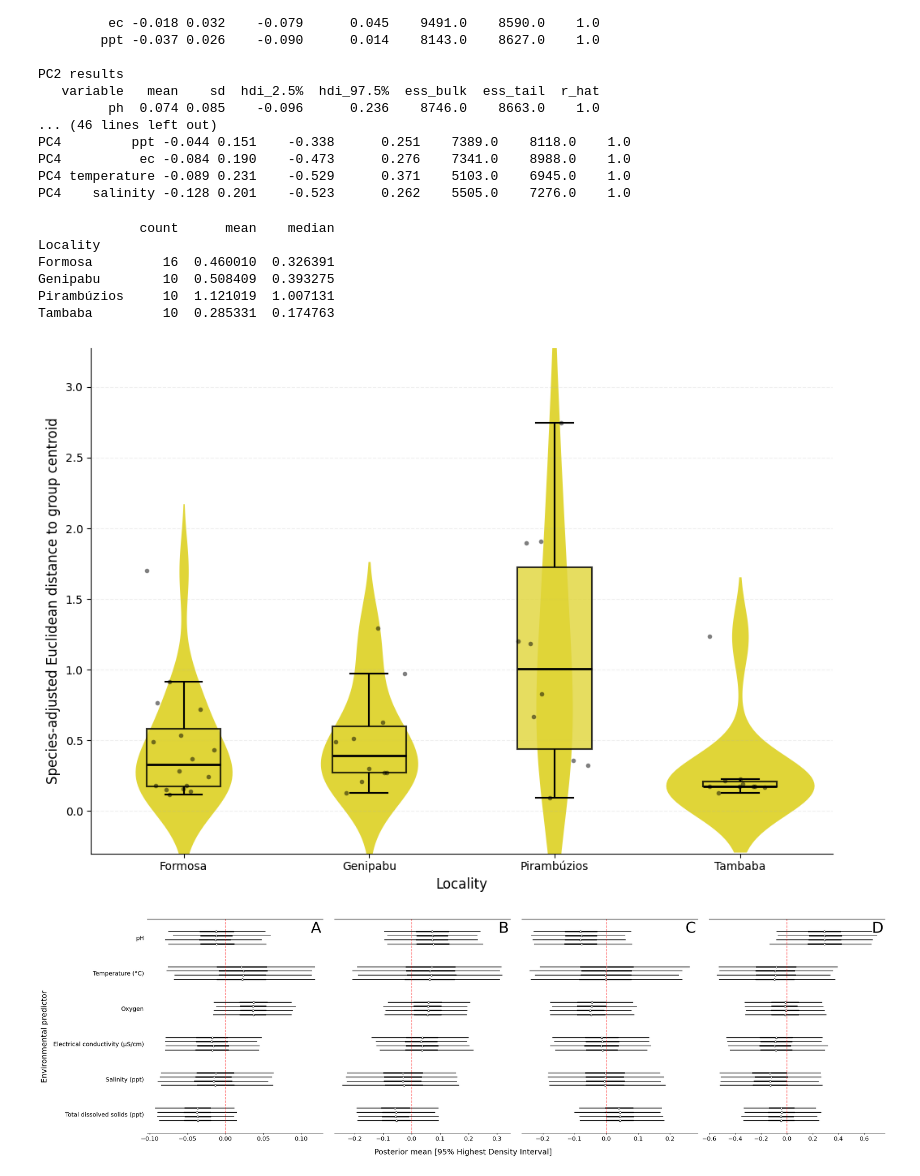
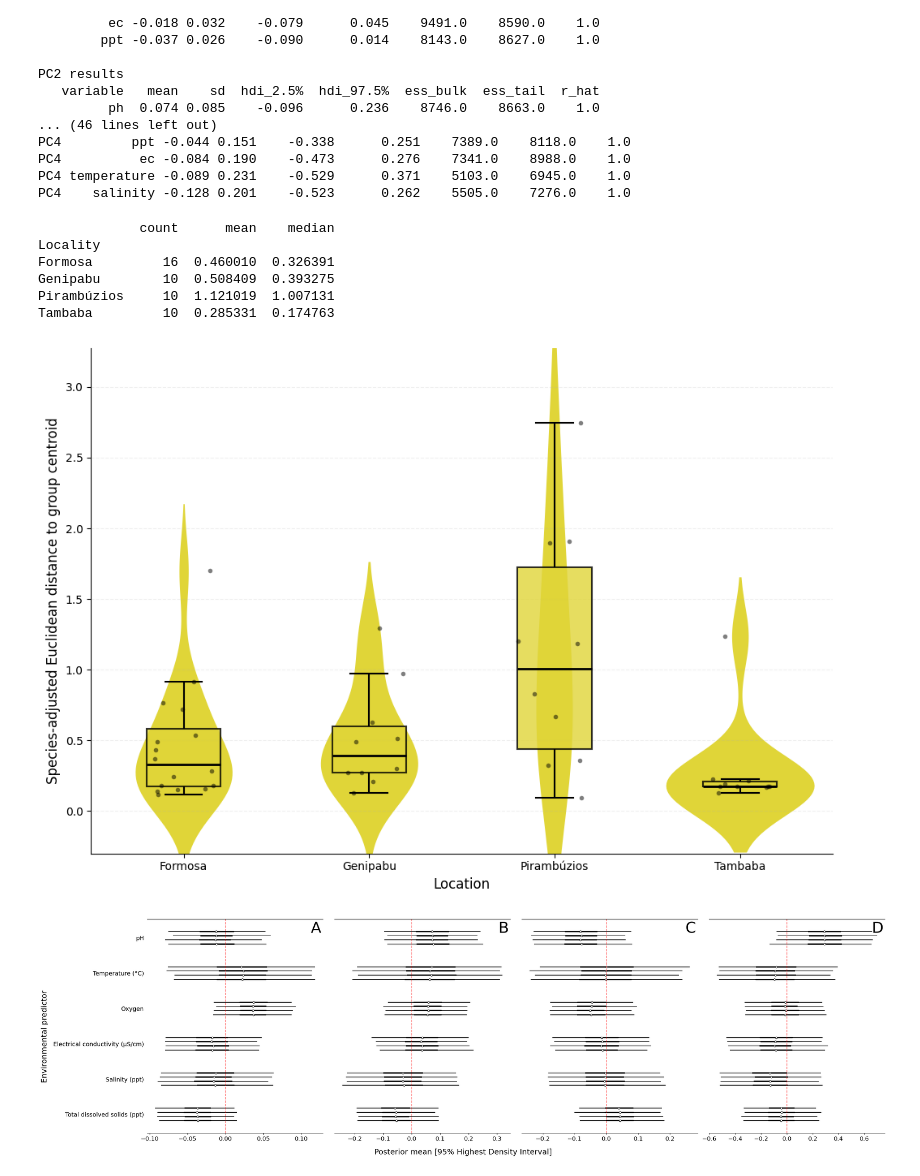
Before and after one commit to weltondionisio/morphometrics_sea_cucumber_BR, a Jupyter notebook: morfo_model.ipynb, the cells around one changed output. Cells and saved outputs as stored; diff of their text form; code cells hidden in the pictures.

```diff
--- a/morfo_model.ipynb
+++ b/morfo_model.ipynb
@@ -1349,35 +1457,35 @@ ax = sns.boxplot(
     capprops=dict(color='black')
 )
 
 sns.stripplot(
     data=df_permdisp, x='Locality', y='Distance', order=order,
     color='black', size=4, jitter=0.2, alpha=0.5, ax=ax
 )
 
 for i, local in enumerate(order):
     group_max = df_permdisp.loc[df_permdisp['Locality'] == local, 'Distance'].max()
     ax.text(
         i, group_max + amplitude * 0.08, letters[local],
         ha='center', va='bottom', fontsize=18, fontweight='bold'
     )
 
 plt.ylim(y_min - amplitude * 0.15, y_max + amplitude * 0.2)
 plt.ylabel('Species-adjusted Euclidean distance to group centroid', fontsize=12)
-plt.xlabel('Locality', fontsize=12)
+plt.xlabel('Location', fontsize=12)
 plt.xticks(rotation=0)
 plt.grid(axis='y', linestyle='--', alpha=0.2)
 sns.despine()
 plt.tight_layout()
 plt.savefig('permdisp_species_adjusted.png', dpi=600, bbox_inches='tight')
 plt.show()
 # %% [output]
              count      mean    median
 Locality
 Formosa         16  0.460010  0.326391
 Genipabu        10  0.508409  0.393275
 Pirambúzios     10  1.121019  1.007131
 Tambaba         10  0.285331  0.174763
-[figure, old version]
+[figure, new version]
 # %%
 cols_env_labels = [
     'pH',
```
Also changed, not shown: parts of 2 cells of this notebook.
